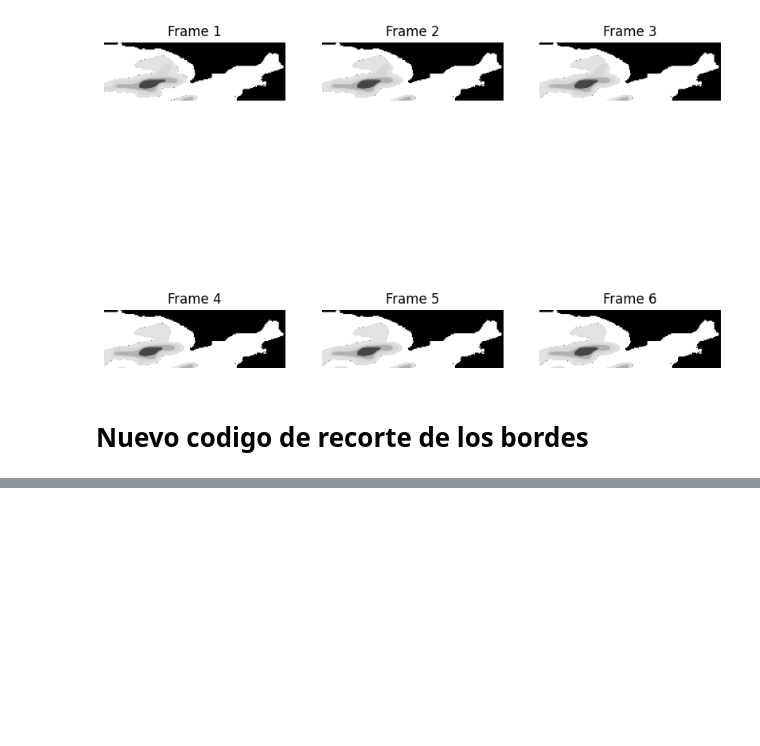
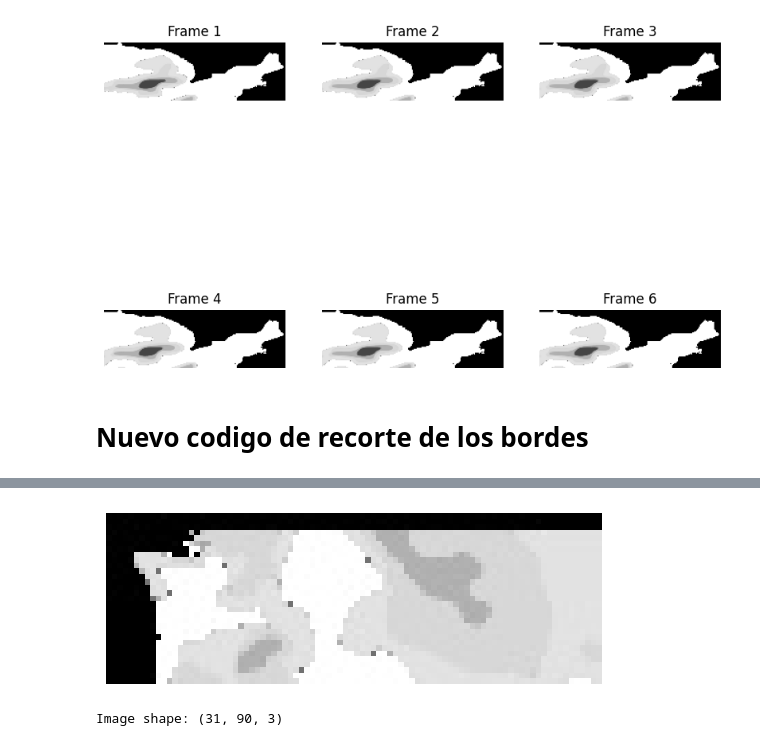
Before and after one commit to SahirReyes30/ImageXpartes, a Jupyter notebook: AjusteBordes.ipynb, the cells around one changed output, grey strips where cells are left out. Drawn from its saved outputs; the diff is of its cells as text; code cells hidden in the pictures; blank space fills up the shorter version.

```diff
--- a/AjusteBordes.ipynb
+++ b/AjusteBordes.ipynb
@@ -789,0 +677,18 @@ for file in image_files:
+# %%
+import cv2
+import matplotlib.pyplot as plt
+
+# Load the image
+image_path = 'DroughtDatasetMask/DataSetBordesAutomatico/Prueba1/4X4/crop_0/2024-01-09_4X4_0.jpg'  # Replace with the actual path to your image
+image = cv2.imread(image_path)
+
+# Display the image
+plt.imshow(cv2.cvtColor(image, cv2.COLOR_BGR2RGB))
+plt.axis('off')
+plt.show()
+
+# Print the shape of the image
+print("Image shape:", image.shape)
+# %% [output]
+[figure, added]
+Image shape: (31, 90, 3)
```
Also changed, not shown: parts of 5 cells of this notebook.
